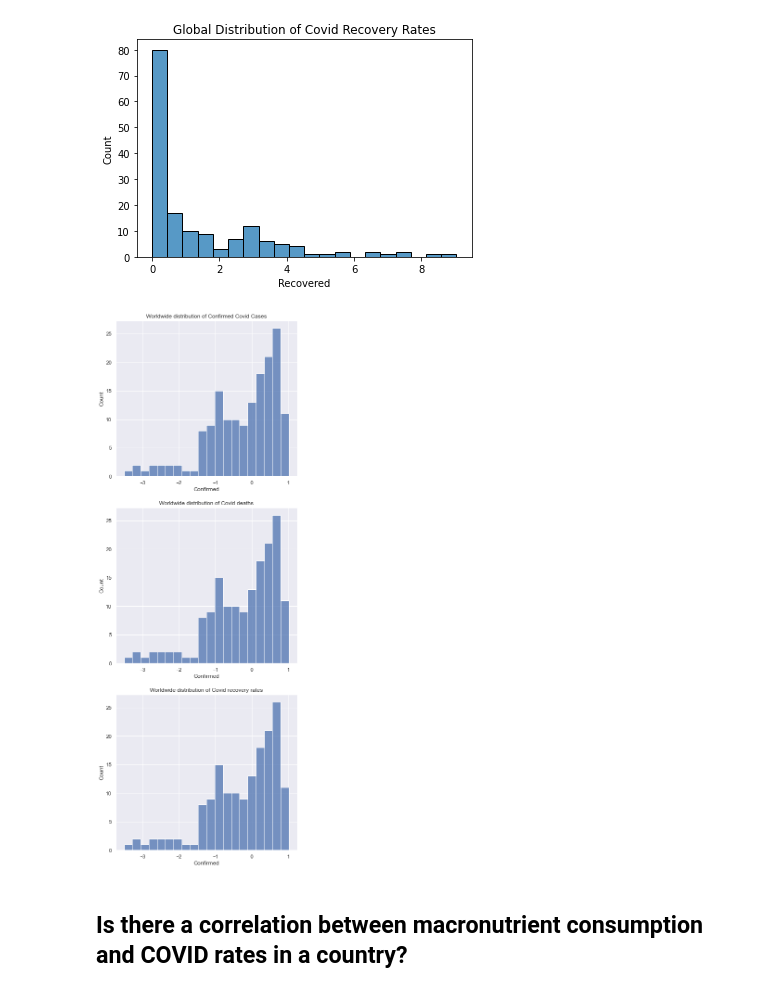
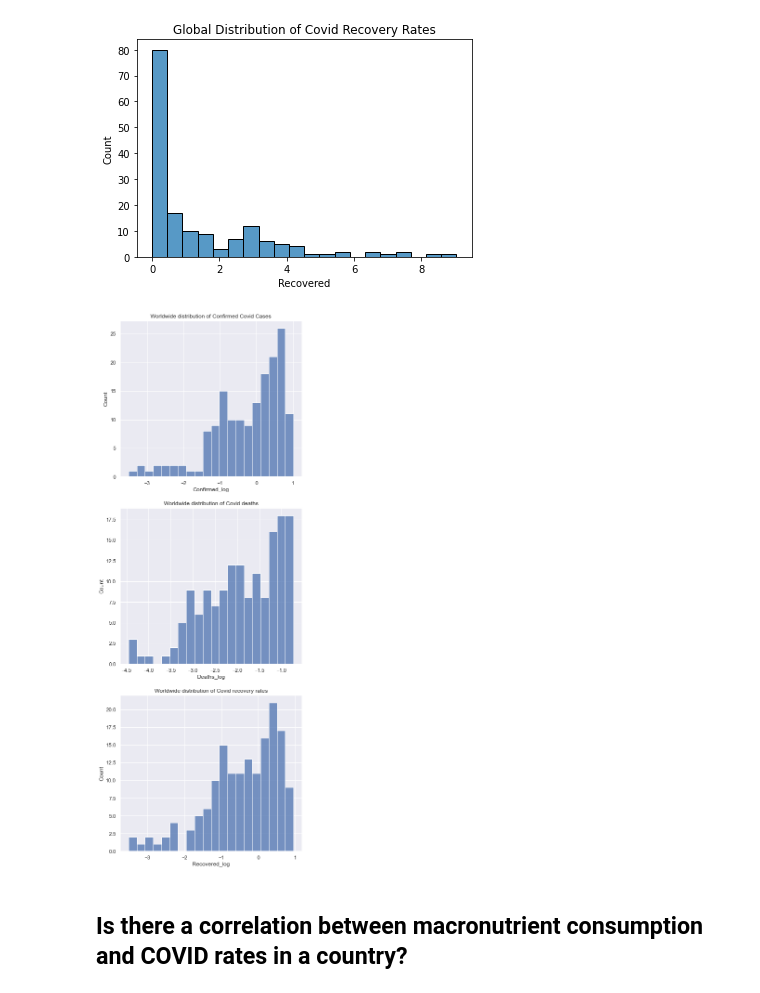
Before and after one commit to chwheo/cogs108-final-project, a Jupyter notebook: FinalProjectGroup061Sp22.ipynb, the cells around one changed output. Saved outputs shown, nothing was run; the diff lists cells and outputs as text; code cells hidden in the pictures.

Commit message:
Health Scores histograms and linear regression update

```diff
--- a/FinalProjectGroup061Sp22.ipynb
+++ b/FinalProjectGroup061Sp22.ipynb
@@ -409,25 +409,25 @@ Text(0.5, 1.0, 'Global Distribution of Covid Recovery Rates')
 [figure]
 # %%
 # perform log transformations of COVID Distributions
-df_covid['Confirmed'] = np.log10(df_covid['Confirmed'])
-df_covid['Deaths'] = np.log10(df_covid['Deaths'])
-df_covid['Recovered'] = np.log10(df_covid['Recovered'])
+df_covid['Confirmed_log'] = np.log10(df_covid['Confirmed'])
+df_covid['Deaths_log'] = np.log10(df_covid['Deaths'])
+df_covid['Recovered_log'] = np.log10(df_covid['Recovered'])
 # %%
 # replot figures with log transformation included
 sns.set()
 fig, axes = plt.subplots(3,1)
-sns.histplot(x='Confirmed', data=df_covid, stat='count', bins=20, ax = axes[0])
+sns.histplot(x='Confirmed_log', data=df_covid, stat='count', bins=20, ax = axes[0])
 axes[0].set_title('Worldwide distribution of Confirmed Covid Cases')
-sns.histplot(x='Confirmed', data=df_covid, stat='count', bins=20, ax = axes[1])
+sns.histplot(x='Deaths_log', data=df_covid, stat='count', bins=20, ax = axes[1])
 axes[1].set_title('Worldwide distribution of Covid deaths')
-sns.histplot(x='Confirmed', data=df_covid, stat='count', bins=20, ax = axes[2])
+sns.histplot(x='Recovered_log', data=df_covid, stat='count', bins=20, ax = axes[2])
 axes[2].set_title('Worldwide distribution of Covid recovery rates')
 
 # set subplot size
 fig.set_figheight(21)
 fig.set_figwidth(7)
 # %% [output]
-[figure, old version]
+[figure, new version]
 # %% [markdown]
 ## Is there a correlation between macronutrient consumption and COVID rates in a country? ##
 # %%
```
Also changed, not shown: parts of 31 cells of this notebook.
